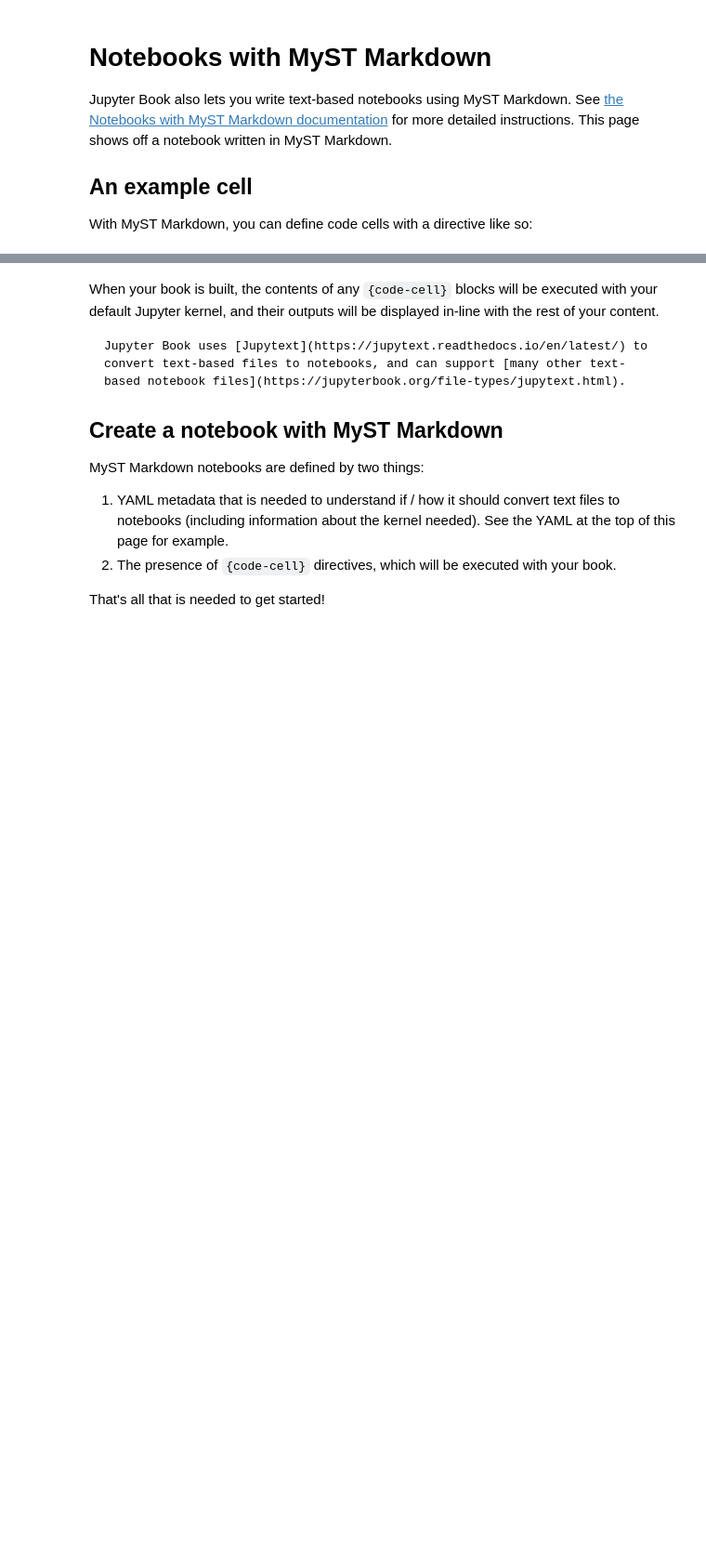
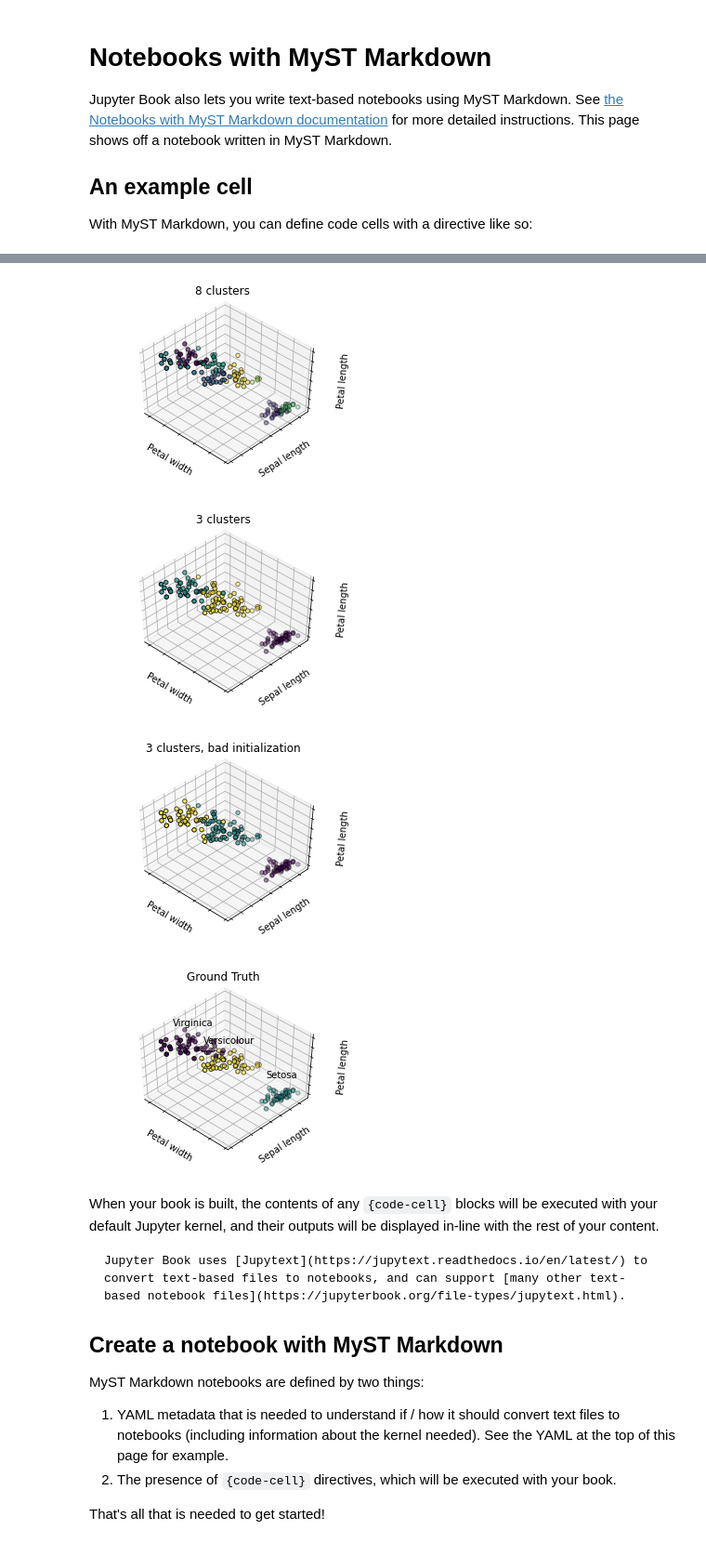
Before and after one commit to mulaab/statistik, a Jupyter notebook: _sources/markdown-notebooks.ipynb, the cells around one changed output, grey strips where cells are left out. Shown at 93% size. Drawn from its saved outputs; the diff is of its cells as text; code cells hidden in the pictures; blank space fills up the shorter version.

```diff
--- a/_sources/markdown-notebooks.ipynb
+++ b/_sources/markdown-notebooks.ipynb
@@ -9,7 +9,7 @@ This page shows off a notebook written in MyST Markdown.
 
 With MyST Markdown, you can define code cells with a directive like so:
 # %%
- License: BSD 3 clause
+#License: BSD 3 clause
 
 import numpy as np
 import matplotlib.pyplot as plt
@@ -87,3 +86,7 @@ SyntaxError: invalid syntax (<ipython-input-1-de629f78e1e5>, line 1)
+[figure, added]
+[figure, added]
+[figure, added]
+[figure, added]
 # %% [markdown]
 When your book is built, the contents of any `{code-cell}` blocks will be
 executed with your default Jupyter kernel, and their outputs will be displayed
```
Also changed, not shown: parts of 1 cell of this notebook, 7 other files.
